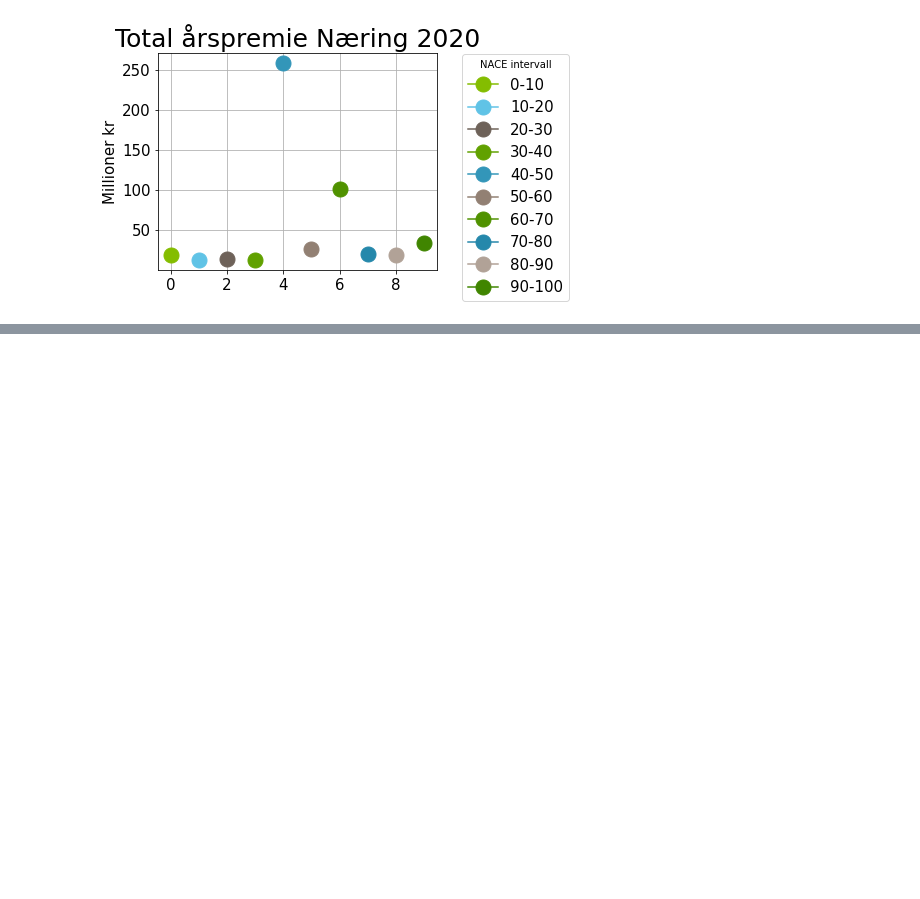
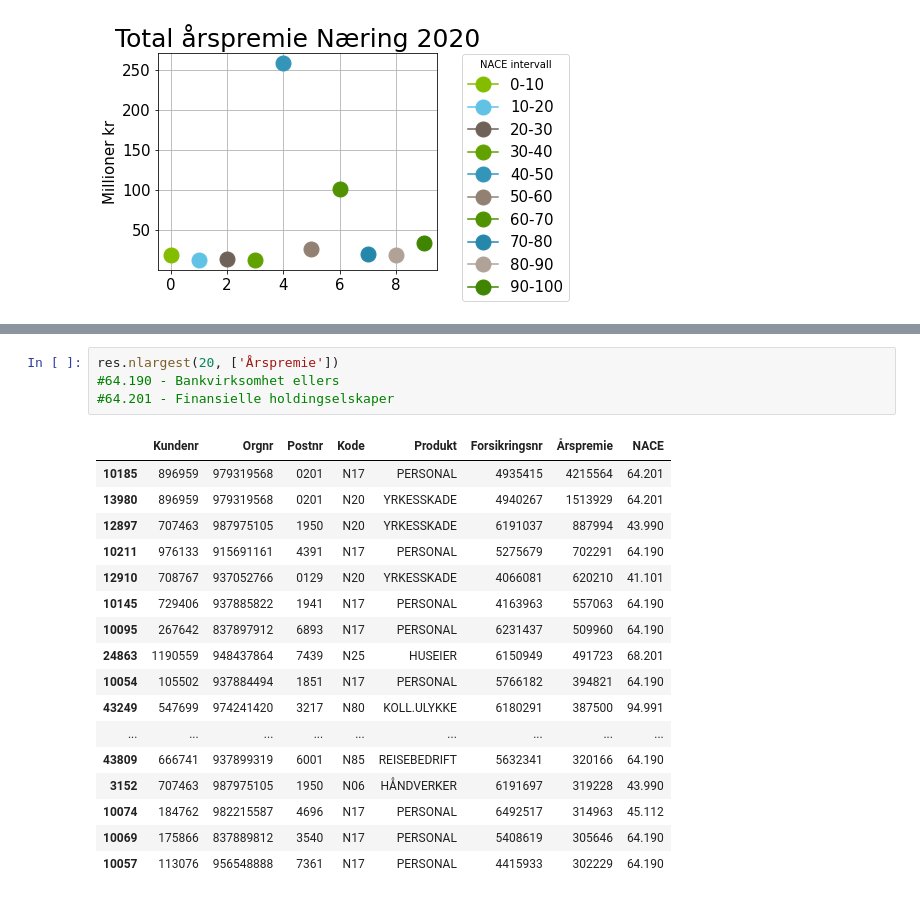
Before and after one commit to eirikngard/Eika, a Jupyter notebook: Næring.ipynb, the cells around one changed output, grey strips where cells are left out. Cells and saved outputs as stored; diff of their text form; blank space fills up the shorter version.

```diff
--- a/Næring.ipynb
+++ b/Næring.ipynb
@@ -146,0 +145,22 @@ ax.grid()
+# %%
+res.nlargest(20, ['Årspremie'])
+#64.190 - Bankvirksomhet ellers
+#64.201 - Finansielle holdingselskaper
+# %% [output]
+|  | Kundenr | Orgnr | Postnr | Kode | Produkt | Forsikringsnr | Årspremie | NACE |
+| 10185 | 896959 | 979319568 | 0201 | N17 | PERSONAL | 4935415 | 4215564 | 64.201 |
+| 13980 | 896959 | 979319568 | 0201 | N20 | YRKESSKADE | 4940267 | 1513929 | 64.201 |
+| 12897 | 707463 | 987975105 | 1950 | N20 | YRKESSKADE | 6191037 | 887994 | 43.990 |
+| 10211 | 976133 | 915691161 | 4391 | N17 | PERSONAL | 5275679 | 702291 | 64.190 |
+| 12910 | 708767 | 937052766 | 0129 | N20 | YRKESSKADE | 4066081 | 620210 | 41.101 |
+| 10145 | 729406 | 937885822 | 1941 | N17 | PERSONAL | 4163963 | 557063 | 64.190 |
+| 10095 | 267642 | 837897912 | 6893 | N17 | PERSONAL | 6231437 | 509960 | 64.190 |
+| 24863 | 1190559 | 948437864 | 7439 | N25 | HUSEIER | 6150949 | 491723 | 68.201 |
+| 10054 | 105502 | 937884494 | 1851 | N17 | PERSONAL | 5766182 | 394821 | 64.190 |
+| 43249 | 547699 | 974241420 | 3217 | N80 | KOLL.ULYKKE | 6180291 | 387500 | 94.991 |
+| ... | ... | ... | ... | ... | ... | ... | ... | ... |
+| 43809 | 666741 | 937899319 | 6001 | N85 | REISEBEDRIFT | 5632341 | 320166 | 64.190 |
+| 3152 | 707463 | 987975105 | 1950 | N06 | HÅNDVERKER | 6191697 | 319228 | 43.990 |
+| 10074 | 184762 | 982215587 | 4696 | N17 | PERSONAL | 6492517 | 314963 | 45.112 |
+| 10069 | 175866 | 837889812 | 3540 | N17 | PERSONAL | 5408619 | 305646 | 64.190 |
+| 10057 | 113076 | 956548888 | 7361 | N17 | PERSONAL | 4415933 | 302229 | 64.190 |
```
Also changed, not shown: parts of 11 cells of this notebook.
